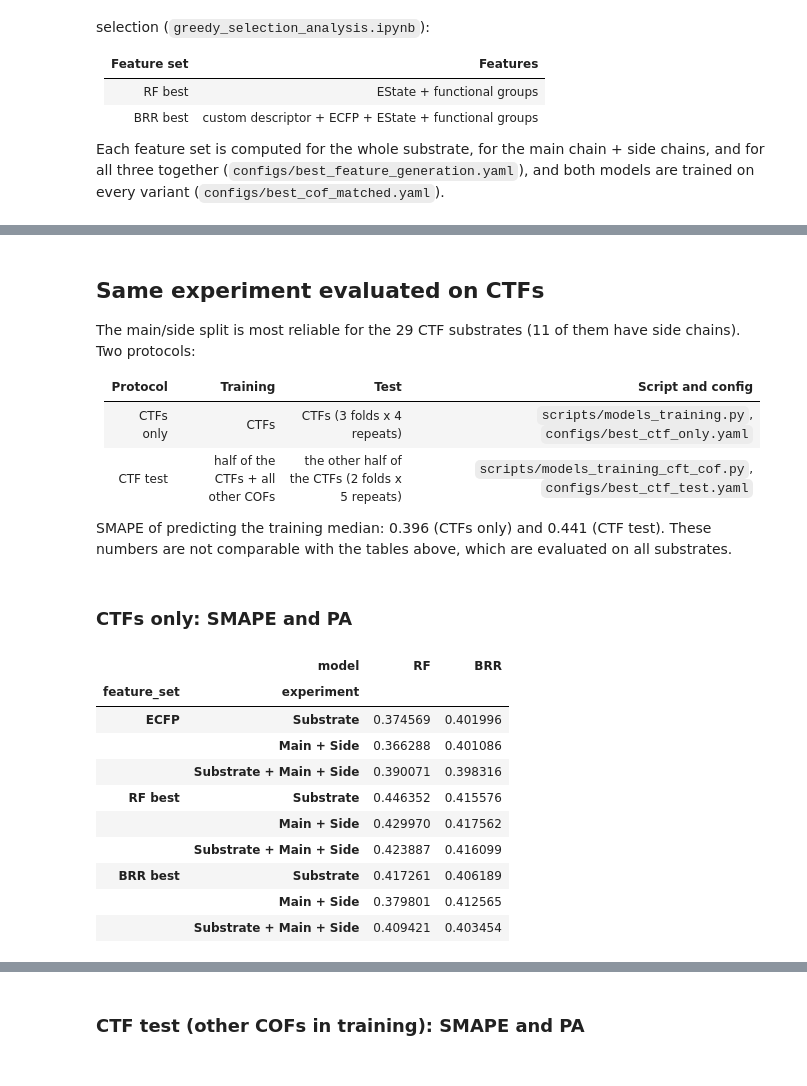
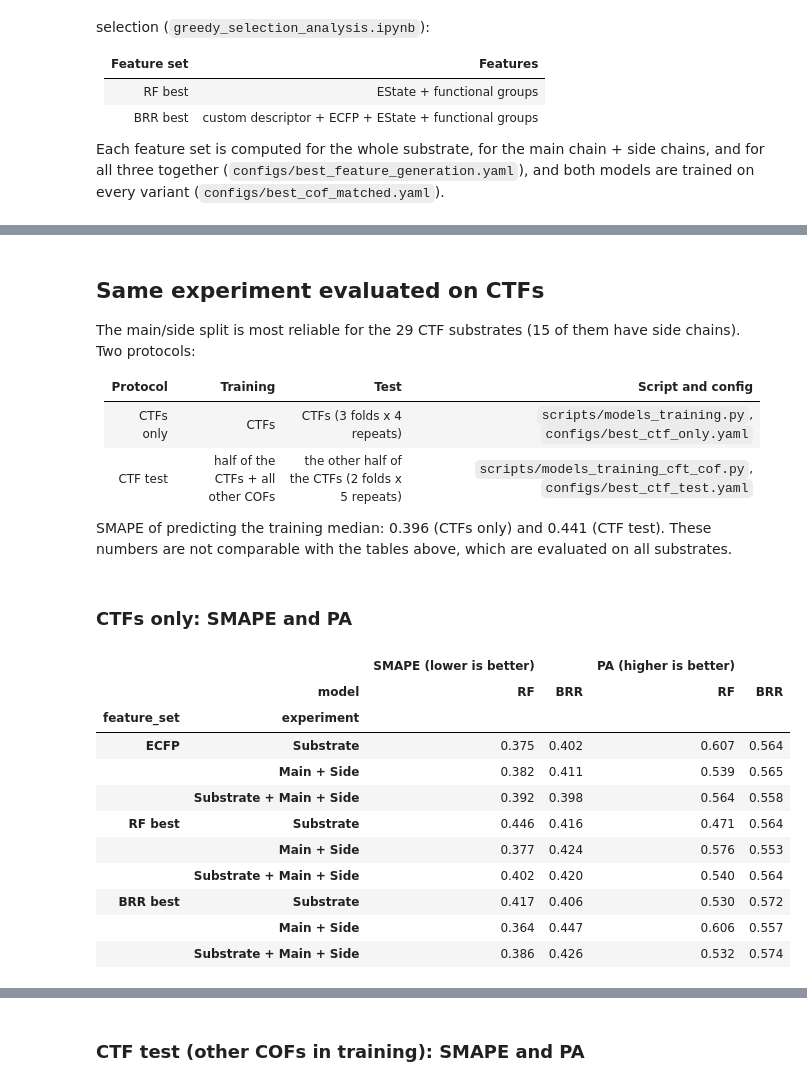
Before and after one commit to JMadejczyk/precursor2cof-capacitance, a Jupyter notebook: notebooks/main_experiment_matrices.ipynb, the cells around one changed output, grey strips where cells are left out. Cells and saved outputs as stored; diff of their text form; code cells hidden in the pictures.

```diff
--- a/notebooks/main_experiment_matrices.ipynb
+++ b/notebooks/main_experiment_matrices.ipynb
@@ -17,13 +17,12 @@ import joblib
 import numpy as np
 import pandas as pd
 
-baseline_dir = "../results/baseline_cof_matched_rth_0.99/"
-split_dir = "../results/split_cof_matched_rth_0.99/"
+results_dir = "../results/newsplit/all/"
 
 EXPERIMENTS = {
-    "Substrate": (baseline_dir, "features_rth_0.99_ecfp_2_1024_True"),
-    "Main + Side": (split_dir, "features_rth_0.99_main_ecfp_2_1024_True_side_ecfp_2_1024_True"),
-    "Substrate + Main + Side": (split_dir, "features_rth_0.99_ecfp_2_1024_True_main_ecfp_2_1024_True_side_ecfp_2_1024_True"),
+    "Substrate": (results_dir, "features_rth_0.99_ecfp_substrate"),
+    "Main + Side": (results_dir, "features_rth_0.99_ecfp_main_side"),
+    "Substrate + Main + Side": (results_dir, "features_rth_0.99_ecfp_substrate_main_side"),
 }
 
 MODEL_DISPLAY_NAMES = {
@@ -80,4 +79,7 @@ pa_std_matrix = to_matrix("pa_std")
 
 smape_matrix = (smape_mean_matrix * 100).round(1).astype(str) + "(" + smape_std_matrix.round(2).astype(str) + ")"
 pa_matrix = (pa_mean_matrix * 100).round(1).astype(str) + "(" + pa_std_matrix.round(2).astype(str) + ")"
+
+def smape_pa_table(smape: pd.DataFrame, pa: pd.DataFrame) -> pd.DataFrame:
+    return pd.concat({"SMAPE (lower is better)": smape, "PA (higher is better)": pa}, axis=1).round(3)
 # %%
@@ -108,7 +103,7 @@ Instead of ECFP alone, the featurizer is the feature set that worked best in the
 
 Each feature set is computed for the whole substrate, for the main chain + side chains, and for all three together (`configs/best_feature_generation.yaml`), and both models are trained on every variant (`configs/best_cof_matched.yaml`).
 # %%
-best_dir = "../results/best_cof_matched_rth_0.99/"
+best_dir = "../results/newsplit/all/"
 
 BEST_FEATURE_SETS = {"RF best": "rf_best", "BRR best": "brr_best"}
 BEST_EXPERIMENTS = {"Substrate": "substrate", "Main + Side": "main_side", "Substrate + Main + Side": "substrate_main_side"}
@@ -178,7 +163,7 @@ pa_mean_matrix_best
 # %% [markdown]
 ## Same experiment evaluated on CTFs
 
-The main/side split is most reliable for the 29 CTF substrates (11 of them have side chains). Two protocols:
+The main/side split is most reliable for the 29 CTF substrates (15 of them have side chains). Two protocols:
 
 | Protocol | Training | Test | Script and config |
 |---|---|---|---|
@@ -187,8 +172,8 @@ The main/side split is most reliable for the 29 CTF substrates (11 of them have
 
 SMAPE of predicting the training median: 0.396 (CTFs only) and 0.441 (CTF test). These numbers are not comparable with the tables above, which are evaluated on all substrates.
 # %%
-ctf_only_dir = "../results/best_ctf_only/"
-ctf_test_dir = "../results/best_ctf_test/"
+ctf_only_dir = "../results/newsplit/ctf_only/"
+ctf_test_dir = "../results/newsplit/ctf_test/"
 
 CTF_FEATURE_SETS = {"ECFP": "ecfp", **BEST_FEATURE_SETS}
 
@@ -220,16 +205,17 @@ df_results_ctf_test = load_ctf_results(ctf_test_dir)
 # %% [markdown]
 ### CTFs only: SMAPE and PA
 # %%
-to_ctf_matrix(df_results_ctf_only, "smape_mean")
+smape_pa_table(to_ctf_matrix(df_results_ctf_only, "smape_mean"), to_ctf_matrix(df_results_ctf_only, "pa_mean"))
 # %% [output]
-|  | model | RF | BRR |
-| feature_set | experiment |  |  |
-| ECFP | Substrate | 0.374569 | 0.401996 |
-|  | Main + Side | 0.366288 | 0.401086 |
-|  | Substrate + Main + Side | 0.390071 | 0.398316 |
-| RF best | Substrate | 0.446352 | 0.415576 |
-|  | Main + Side | 0.429970 | 0.417562 |
-|  | Substrate + Main + Side | 0.423887 | 0.416099 |
-| BRR best | Substrate | 0.417261 | 0.406189 |
-|  | Main + Side | 0.379801 | 0.412565 |
-|  | Substrate + Main + Side | 0.409421 | 0.403454 |
+|  |  | SMAPE (lower is better) |  | PA (higher is better) |  |
+|  | model | RF | BRR | RF | BRR |
+| feature_set | experiment |  |  |  |  |
+| ECFP | Substrate | 0.375 | 0.402 | 0.607 | 0.564 |
+|  | Main + Side | 0.382 | 0.411 | 0.539 | 0.565 |
+|  | Substrate + Main + Side | 0.392 | 0.398 | 0.564 | 0.558 |
+| RF best | Substrate | 0.446 | 0.416 | 0.471 | 0.564 |
+|  | Main + Side | 0.377 | 0.424 | 0.576 | 0.553 |
+|  | Substrate + Main + Side | 0.402 | 0.420 | 0.540 | 0.564 |
+| BRR best | Substrate | 0.417 | 0.406 | 0.530 | 0.572 |
+|  | Main + Side | 0.364 | 0.447 | 0.606 | 0.557 |
+|  | Substrate + Main + Side | 0.386 | 0.426 | 0.532 | 0.574 |
```
Also changed, not shown: parts of 10 cells of this notebook, 1 other file.
